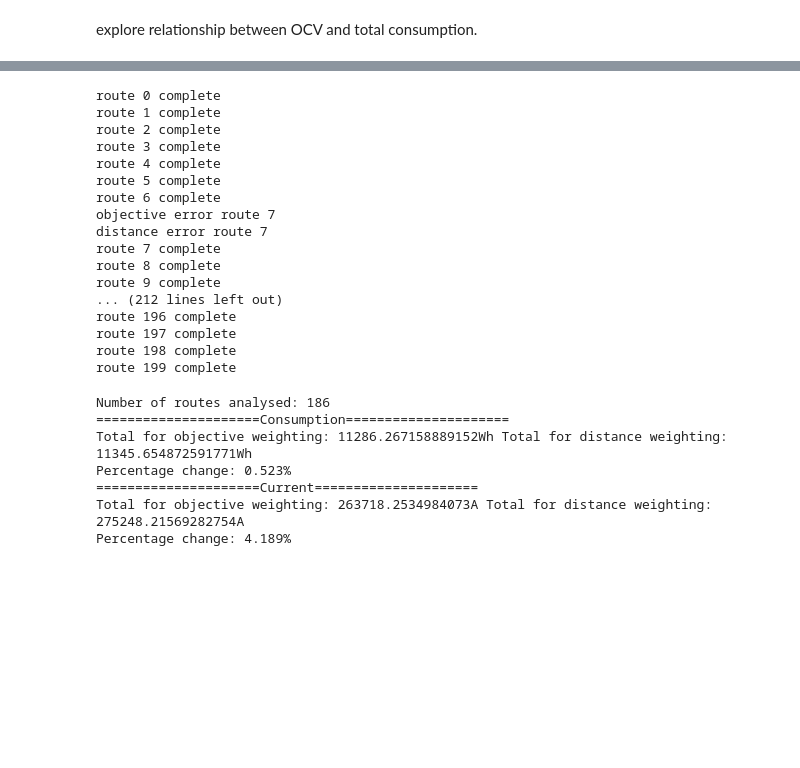
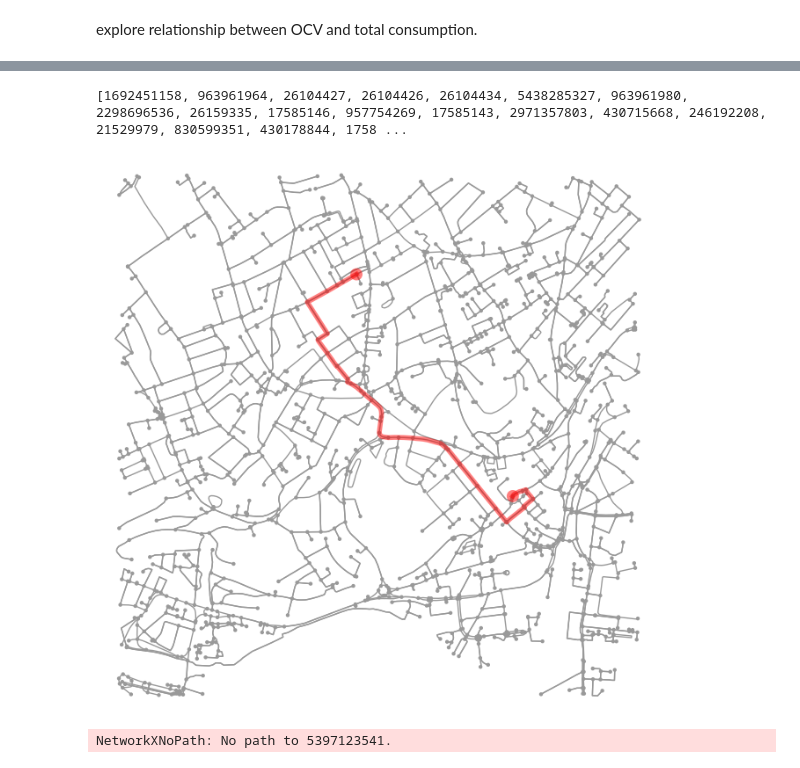
Before and after one commit to aronfinkelstein/optimised-route-planning, a Jupyter notebook: main_test.ipynb, the cells around one changed output, grey strips where cells are left out. Cells and saved outputs as stored; diff of their text form; code cells hidden in the pictures; blank space fills up the shorter version.

```diff
--- a/main_test.ipynb
+++ b/main_test.ipynb
@@ -113,3 +121,10 @@ def test_weight_comparison(weights_dict, weighting, i):
+# %%
+for i in range(len(small_test)):
+    climb = test_weight_comparison(weights_dict_opt2,'objective',i)
+# %% [output]
+[1692451158, 963961964, 26104427, 26104426, 26104434, 5438285327, 963961980, 2298696536, 26159335, 17585146, 957754269, 17585143, 2971357803, 430715668, 246192208, 21529979, 830599351, 430178844, 1758 ...
+[figure, added]
+NetworkXNoPath: No path to 5397123541.
 # %%
 distance_consumptions = []
 objective_consumptions = []
@@ -131,25 +146,7 @@ def simulate_routes():
             print(f"distance error route {i}")
         print(f'route {i} complete')
 
-simulate_routes()
+# simulate_routes()
-# %% [output]
-route 0 complete
-route 1 complete
-route 2 complete
-route 3 complete
-route 4 complete
-route 5 complete
-route 6 complete
-objective error route 7
-distance error route 7
-route 7 complete
-route 8 complete
-route 9 complete
-... (212 lines left out)
-route 196 complete
-route 197 complete
-route 198 complete
-route 199 complete
 # %%
 def sum_currents(lists):
     sums = []
@@ -176,15 +173,7 @@ def print_simres():
     perc_cu_change, cu_change = calc_perc_change(sum_currents(objective_current_lists), sum_currents(distance_current_lists))
     print(f'Percentage change: {perc_cu_change}%')
 
-print_simres()
+# print_simres()
-# %% [output]
-Number of routes analysed: 186
-=====================Consumption=====================
-Total for objective weighting: 11286.267158889152Wh Total for distance weighting: 11345.654872591771Wh
-Percentage change: 0.523%
-=====================Current=====================
-Total for objective weighting: 263718.2534984073A Total for distance weighting: 275248.21569282754A
-Percentage change: 4.189%
 # %%
 def test_weight_comparison(weights_dict, weighting, i):
     points = test_set[i]
```
Also changed, not shown: parts of 7 cells of this notebook, 6 other files.
